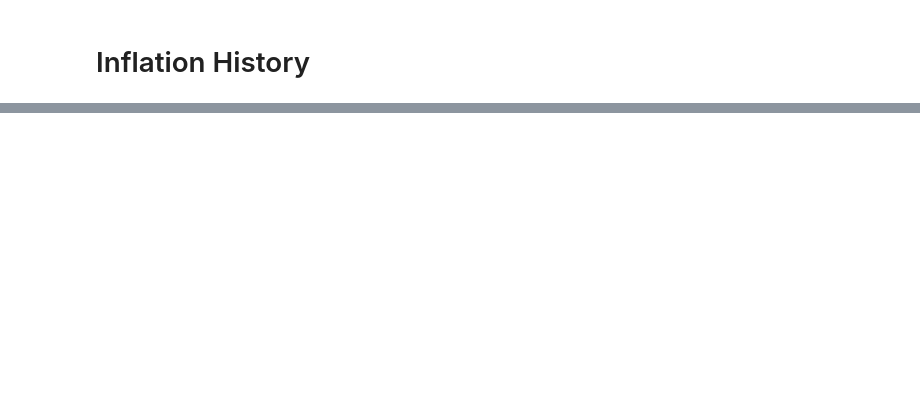
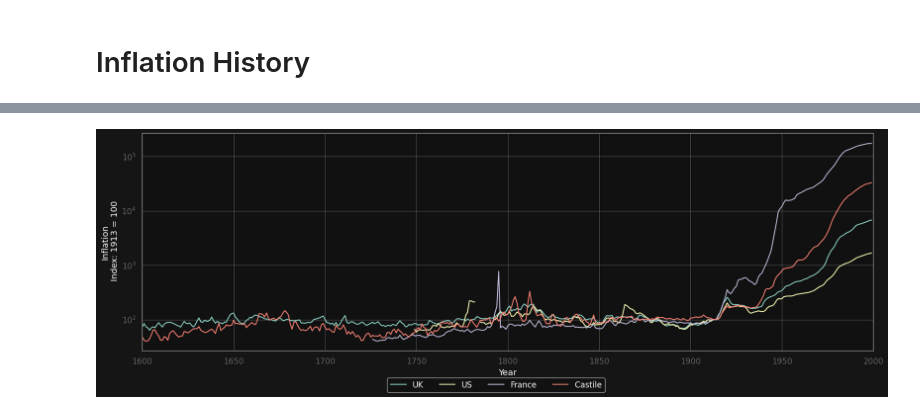
Before and after one commit to utkusarioglu/backtesting-workshop, a Jupyter notebook: src/quant/inflation_history/price_level_history.ipynb, the cells around one changed output, grey strips where cells are left out. Drawn from its saved outputs; the diff is of its cells as text; code cells hidden in the pictures; blank space fills up the shorter version.

```diff
--- a/src/quant/inflation_history/price_level_history.ipynb
+++ b/src/quant/inflation_history/price_level_history.ipynb
@@ -35,0 +30,4 @@ fig.show()
+# %%
+plot_countries(df_fig5, countries, 1600, 2000, "log")
+# %% [output]
+[figure, added]
```
Also changed, not shown: parts of 15 cells of this notebook, 1 other file.
